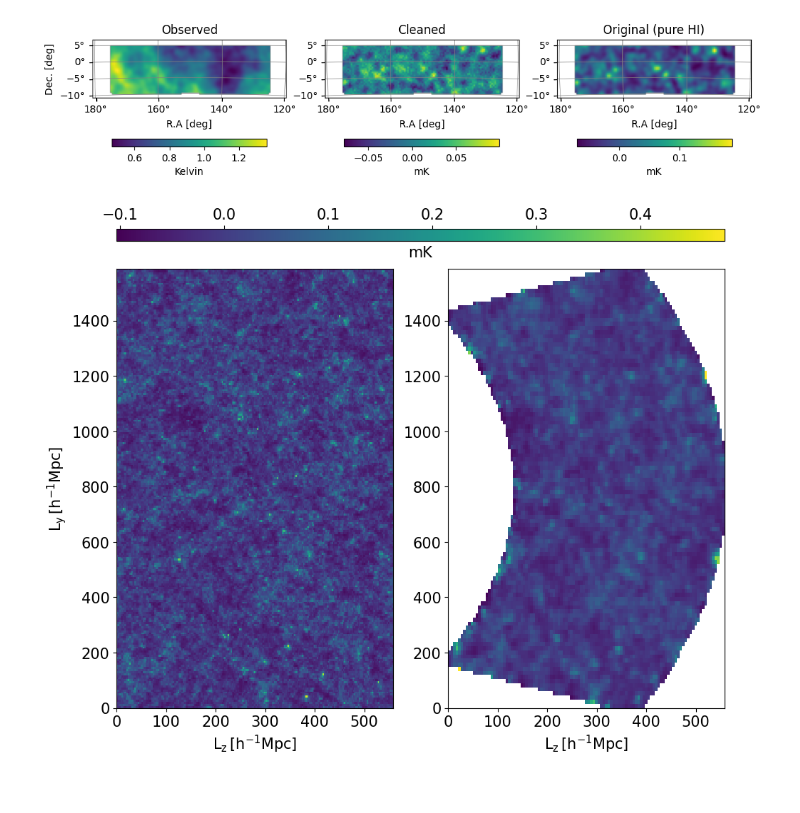
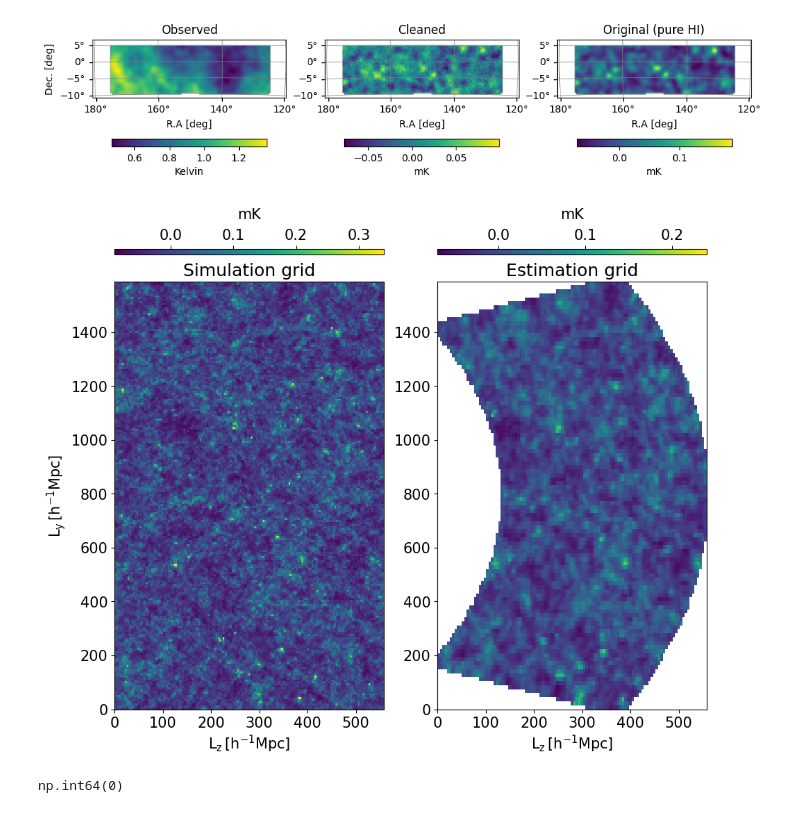
Before and after one commit to zhaotingchen/meer21cm, a Jupyter notebook: papers/validation/map_illus.ipynb, the cells around one changed output. Saved outputs shown, nothing was run; the diff lists cells and outputs as text; code cells hidden in the pictures.

Commit message:
docs: add title to map illus

```diff
--- a/papers/validation/map_illus.ipynb
+++ b/papers/validation/map_illus.ipynb
@@ -115,31 +115,38 @@ x_vec_grid = tuple(list(mock.x_vec))
 # %%
 plt.rcParams.update({'font.size':15})
 fig,axes = plt.subplots(1,2,figsize=(11,10))
 arr1 = np.nanmean(mock_hi_field*1e3,0)
-arr2 = np.sum(himap_rg*1e3*mock.counts_in_box,0) / np.sum(mock.counts_in_box,0)
-vmin = np.nanmin([np.nanmin(arr1),np.nanmin(arr2)])
-vmax = np.nanmax([np.nanmax(arr1),np.nanmax(arr2)])
+arr2 = np.nanmean(himap_rg*1e3,0)
+arr2[(mock.counts_in_box==0).mean(0)==1] = np.nan
 im = axes[0].pcolormesh(
     center_to_edges(x_vec_mock[2]) * mock.cosmo.h,
     center_to_edges(x_vec_mock[1]) * mock.cosmo.h,
     arr1,
-    vmin=vmin,
-    vmax=vmax,
+    vmin=-0.09,
+    vmax=0.34,
 )
 axes[0].set_ylabel(r'$\rm L_y\,[h^{-1}Mpc]$')
 axes[0].set_xlabel(r'$\rm L_z\,[h^{-1}Mpc]$')
 axes[0].set_rasterized(True)
+cbar = plt.colorbar(im,ax=axes[0],location='top',aspect=50)
+cbar.set_label('mK',y=0.0,labelpad=10)
+axes[0].set_title('Simulation grid')
 im = axes[1].pcolormesh(
     center_to_edges(x_vec_grid[2]) * mock.cosmo.h,
     center_to_edges(x_vec_grid[1]) * mock.cosmo.h,
     arr2,
-    vmin=vmin,
-    vmax=vmax,
+    vmin=-0.07,
+    vmax=0.24,
 )
 axes[1].set_xlabel(r'$\rm L_z\,[h^{-1}Mpc]$')
 axes[1].set_rasterized(True)
-cbar = plt.colorbar(im,ax=axes,location='top',aspect=50)
-cbar.set_label('mK',y=0.0,labelpad=-50)
+cbar = plt.colorbar(im,ax=axes[1],location='top',aspect=50)
+cbar.set_label('mK',y=0.0,labelpad=10)
+axes[1].set_title('Estimation grid')
 plt.savefig('plots/maps_grid.pdf',bbox_inches='tight')
 # %% [output]
-[figure, old version]
+[figure, new version]
+# %%
+np.isnan(himap_rg).sum()
+# %% [output]
+np.int64(0)
```
